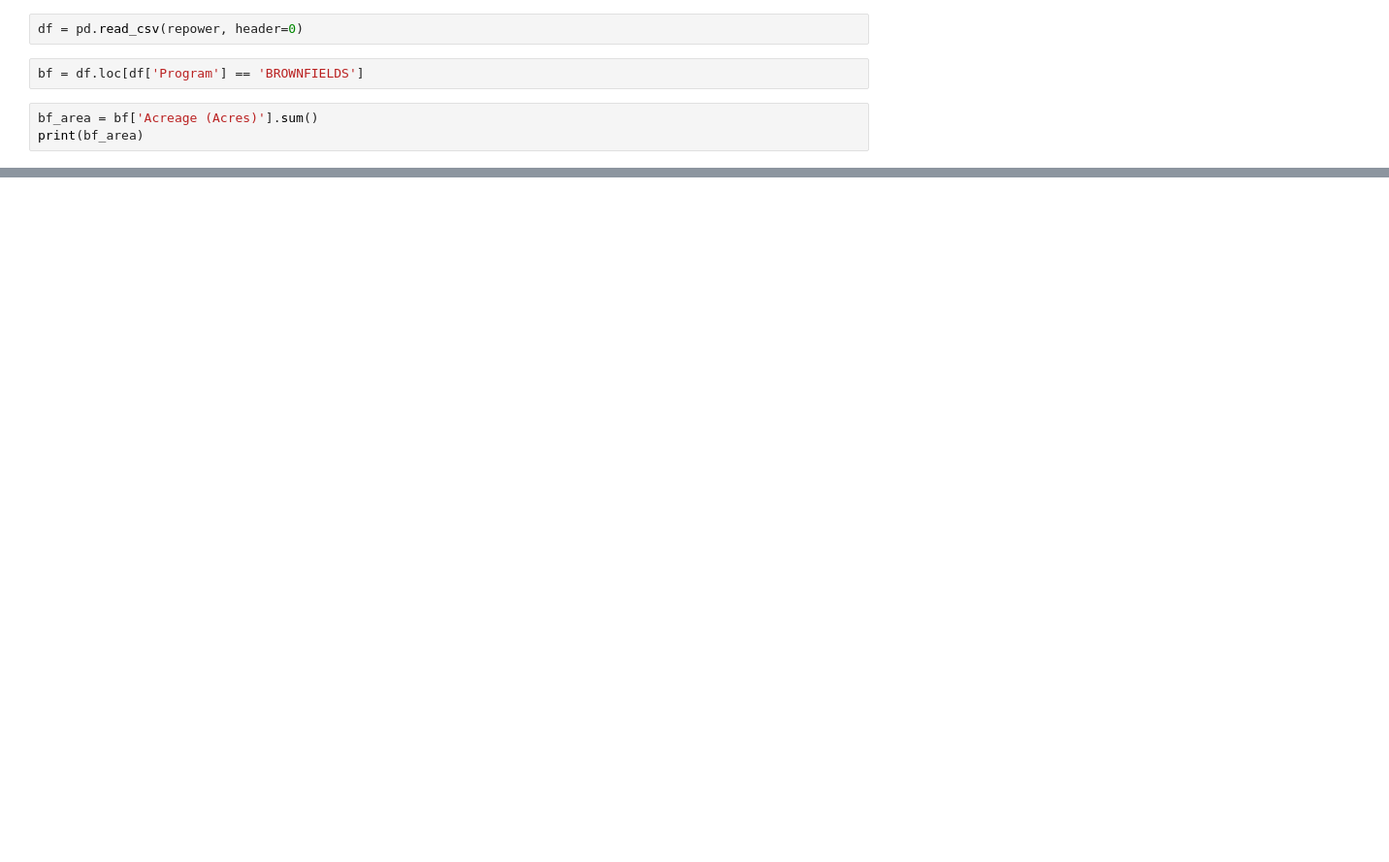
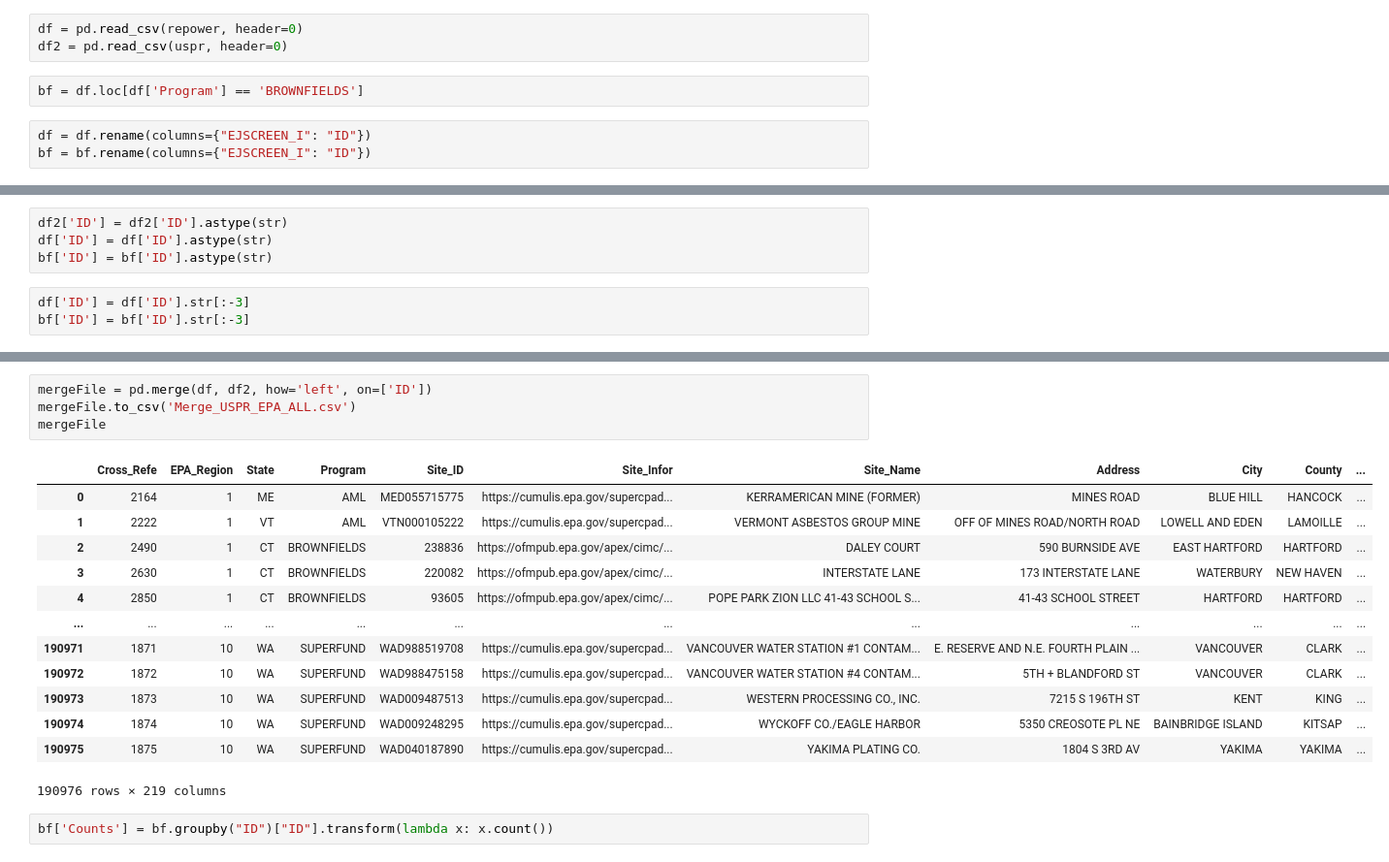
Before and after one commit to iven-yao/wonderland, a Jupyter notebook: wonderland.ipynb, the cells around one changed output, grey strips where cells are left out. Shown at 97% size. Drawn from its saved outputs; the diff is of its cells as text; blank space fills up the shorter version.

```diff
--- a/wonderland.ipynb
+++ b/wonderland.ipynb
@@ -4,7 +6,8 @@ repower = './EPA RE-Powering/epa-repowering-sites.csv'
 # %%
 df = pd.read_csv(repower, header=0)
+df2 = pd.read_csv(uspr, header=0)
 # %%
 bf = df.loc[df['Program'] == 'BROWNFIELDS']
 # %%
-bf_area = bf['Acreage (Acres)'].sum()
-print(bf_area)
+df = df.rename(columns={"EJSCREEN_I": "ID"})
+bf = bf.rename(columns={"EJSCREEN_I": "ID"})
@@ -12,0 +16,7 @@ print(bf_area)
+# %%
+df2['ID'] = df2['ID'].astype(str)
+df['ID'] = df['ID'].astype(str)
+bf['ID'] = bf['ID'].astype(str)
+# %%
+df['ID'] = df['ID'].str[:-3]
+bf['ID'] = bf['ID'].str[:-3]
@@ -12,0 +68,20 @@ print(bf_area)
+# %%
+mergeFile = pd.merge(df, df2, how='left', on=['ID'])
+mergeFile.to_csv('Merge_USPR_EPA_ALL.csv')
+mergeFile
+# %% [output]
+|  | Cross_Refe | EPA_Region | State | Program | Site_ID | Site_Infor | Site_Name | Address | City | County | ... |
+| 0 | 2164 | 1 | ME | AML | MED055715775 | https://cumulis.epa.gov/supercpad... | KERRAMERICAN MINE (FORMER) | MINES ROAD | BLUE HILL | HANCOCK | ... |
+| 1 | 2222 | 1 | VT | AML | VTN000105222 | https://cumulis.epa.gov/supercpad... | VERMONT ASBESTOS GROUP MINE | OFF OF MINES ROAD/NORTH ROAD | LOWELL AND EDEN | LAMOILLE | ... |
+| 2 | 2490 | 1 | CT | BROWNFIELDS | 238836 | https://ofmpub.epa.gov/apex/cimc/... | DALEY COURT | 590 BURNSIDE AVE | EAST HARTFORD | HARTFORD | ... |
+| 3 | 2630 | 1 | CT | BROWNFIELDS | 220082 | https://ofmpub.epa.gov/apex/cimc/... | INTERSTATE LANE | 173 INTERSTATE LANE | WATERBURY | NEW HAVEN | ... |
+| 4 | 2850 | 1 | CT | BROWNFIELDS | 93605 | https://ofmpub.epa.gov/apex/cimc/... | POPE PARK ZION LLC 41-43 SCHOOL S... | 41-43 SCHOOL STREET | HARTFORD | HARTFORD | ... |
+| ... | ... | ... | ... | ... | ... | ... | ... | ... | ... | ... | ... |
+| 190971 | 1871 | 10 | WA | SUPERFUND | WAD988519708 | https://cumulis.epa.gov/supercpad... | VANCOUVER WATER STATION #1 CONTAM... | E. RESERVE AND N.E. FOURTH PLAIN ... | VANCOUVER | CLARK | ... |
+| 190972 | 1872 | 10 | WA | SUPERFUND | WAD988475158 | https://cumulis.epa.gov/supercpad... | VANCOUVER WATER STATION #4 CONTAM... | 5TH + BLANDFORD ST | VANCOUVER | CLARK | ... |
+| 190973 | 1873 | 10 | WA | SUPERFUND | WAD009487513 | https://cumulis.epa.gov/supercpad... | WESTERN PROCESSING CO., INC. | 7215 S 196TH ST | KENT | KING | ... |
+| 190974 | 1874 | 10 | WA | SUPERFUND | WAD009248295 | https://cumulis.epa.gov/supercpad... | WYCKOFF CO./EAGLE HARBOR | 5350 CREOSOTE PL NE | BAINBRIDGE ISLAND | KITSAP | ... |
+| 190975 | 1875 | 10 | WA | SUPERFUND | WAD040187890 | https://cumulis.epa.gov/supercpad... | YAKIMA PLATING CO. | 1804 S 3RD AV | YAKIMA | YAKIMA | ... |
+190976 rows × 219 columns
+# %%
+bf['Counts'] = bf.groupby("ID")["ID"].transform(lambda x: x.count())
```
Also changed, not shown: parts of 43 cells of this notebook, 8 other files.
